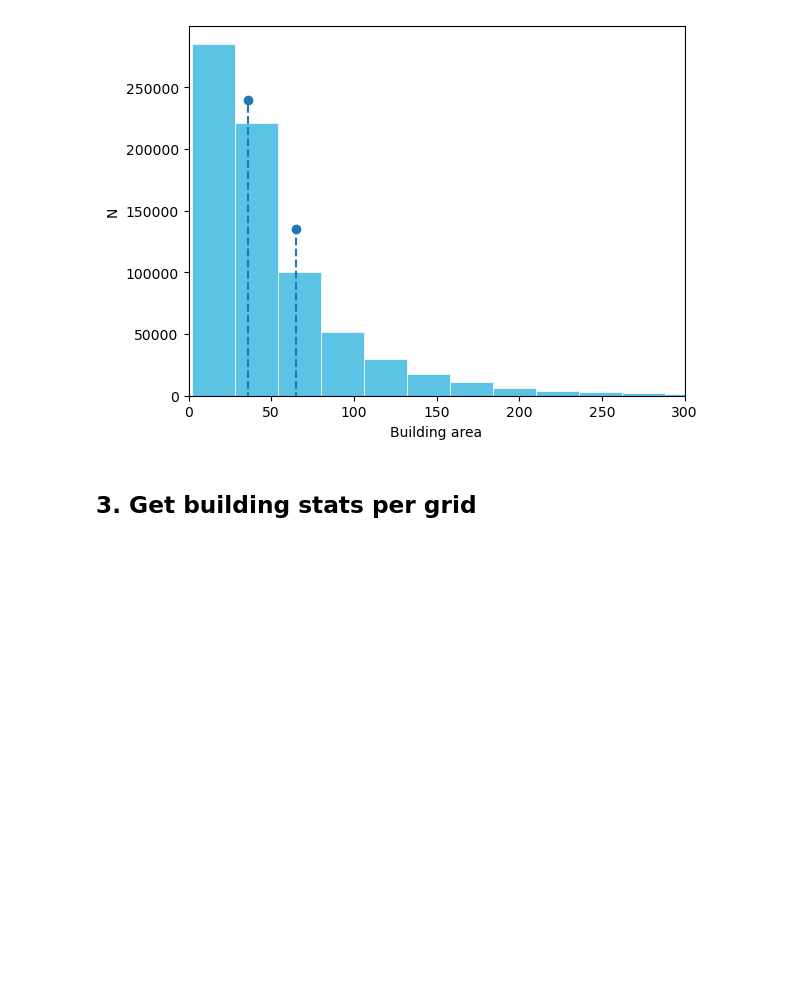
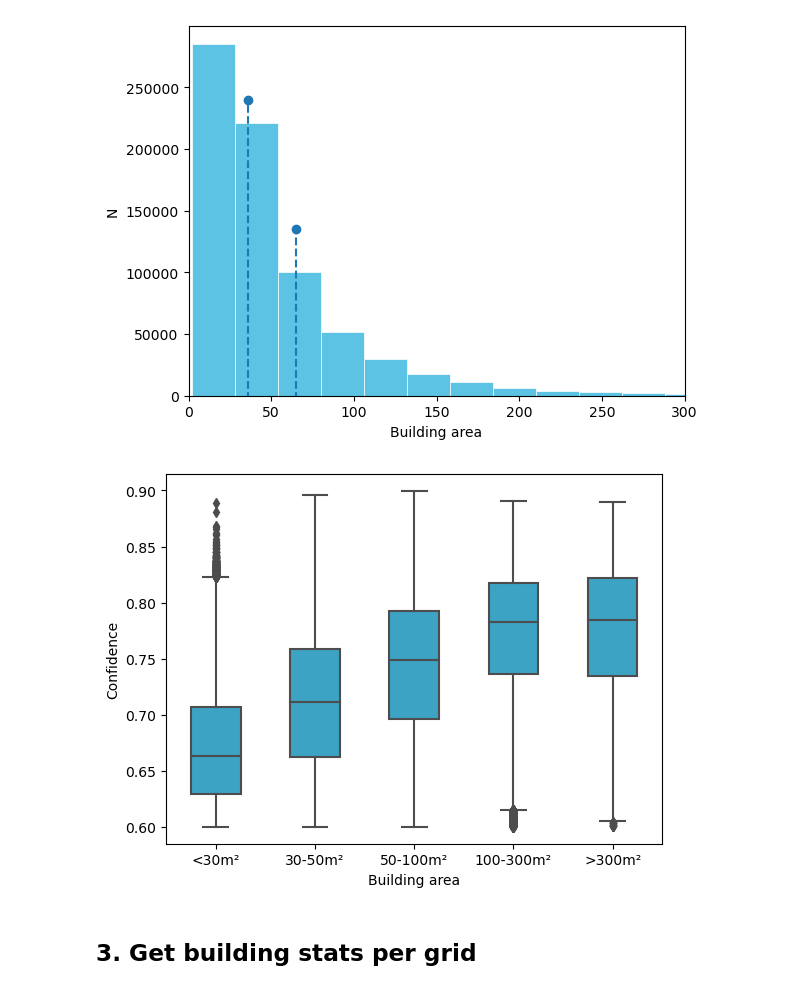
Before and after one commit to jcacperalta/explore-open-buildings, a Jupyter notebook: notebooks/explore_buildings.ipynb, the cells around one changed output. Drawn from its saved outputs; the diff is of its cells as text; code cells hidden in the pictures; blank space fills up the shorter version.

```diff
--- a/notebooks/explore_buildings.ipynb
+++ b/notebooks/explore_buildings.ipynb
@@ -141,3 +147,11 @@ plt.savefig("../figs/open_bldgs_area_hist.png", facecolor='white', transparent=F
+# %%
+#confidence per area bin
+sns.boxplot(data=buildings, x='area_type', y ='confidence', color='#25afdc', width=0.5)
+plt.ylabel("Confidence")
+plt.xlabel("Building area")
+plt.savefig("../figs/open_bldgs_confidence_per_area.png", facecolor='white', transparent=False)
+# %% [output]
+[figure, added]
 # %% [markdown]
 ## 3. Get building stats per grid
 # %%
```
Also changed, not shown: parts of 5 cells of this notebook, 6 other files.
